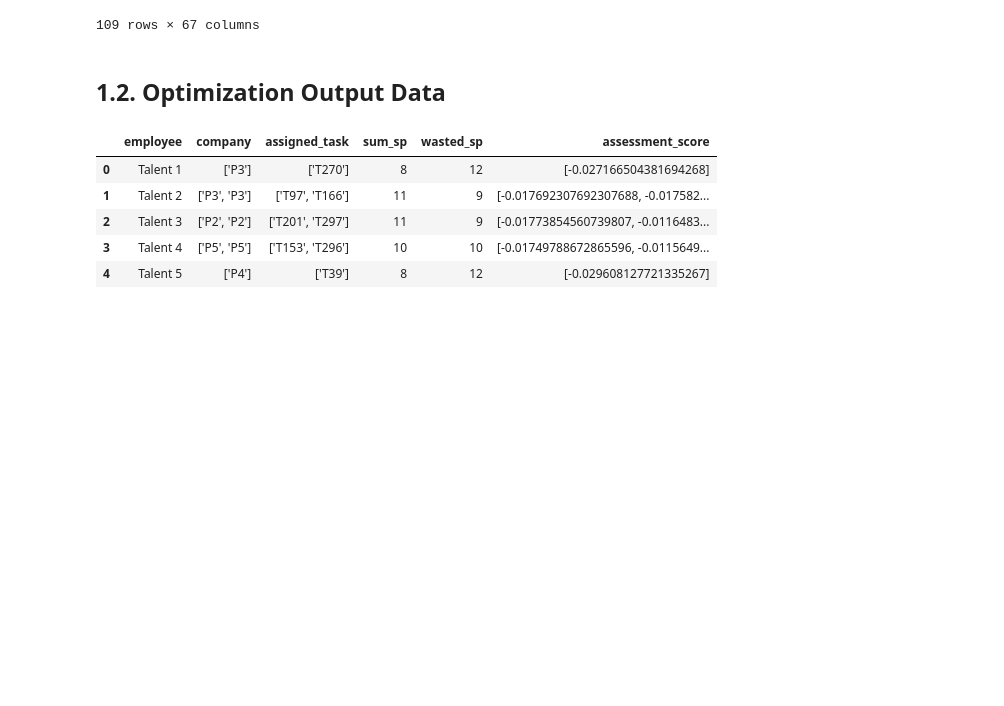
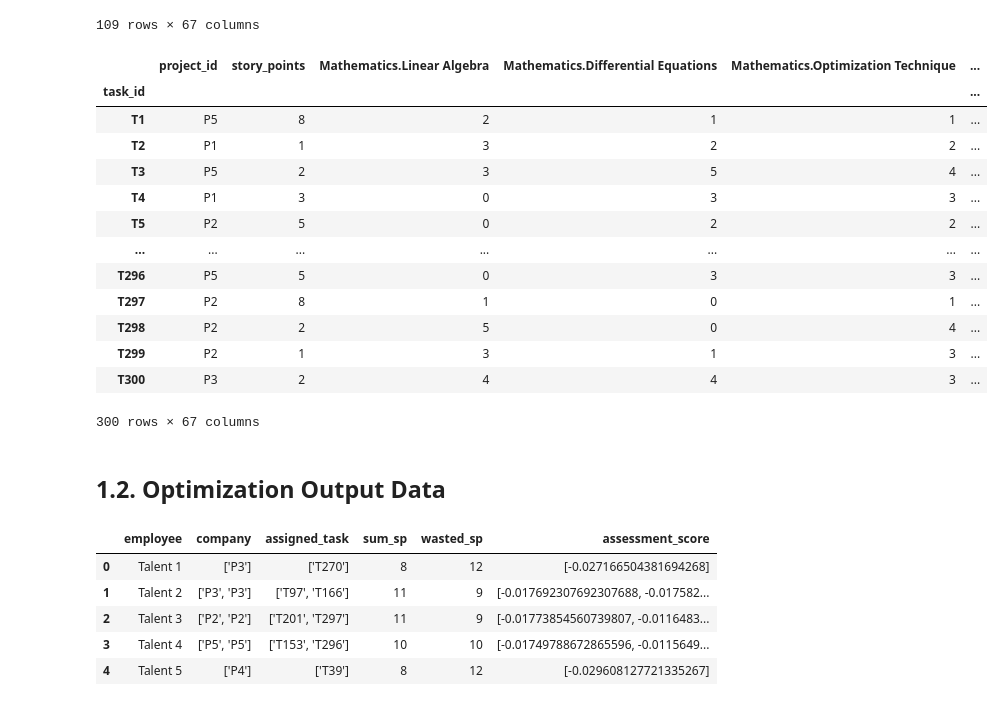
Before and after one commit to TK-Bunga-Matahari/shinchan, a Jupyter notebook: project1_task-management/solution/competency_assesment/manpower_planning.ipynb, the cells around one changed output. Saved outputs shown, nothing was run; the diff lists cells and outputs as text; code cells hidden in the pictures; blank space fills up the shorter version.

```diff
--- a/project1_task-management/solution/competency_assesment/manpower_planning.ipynb
+++ b/project1_task-management/solution/competency_assesment/manpower_planning.ipynb
@@ -72,6 +73,28 @@ employee_skills_df
 | 108 | Talent 110 | Data Scientist | 3 | 3 | 3 | ... |
 | 109 | Talent 112 | Data Analyst | 2 | 2 | 2 | ... |
 109 rows × 67 columns
+# %%
+# Read task data
+task_skills_df = pd.read_csv(new_task_path, index_col='task_id')
+
+tasks = task_skills_df.index.tolist()
+
+task_skills_df
+# %% [output]
+|  | project_id | story_points | Mathematics.Linear Algebra | Mathematics.Differential Equations | Mathematics.Optimization Technique | ... |
+| task_id |  |  |  |  |  | ... |
+| T1 | P5 | 8 | 2 | 1 | 1 | ... |
+| T2 | P1 | 1 | 3 | 2 | 2 | ... |
+| T3 | P5 | 2 | 3 | 5 | 4 | ... |
+| T4 | P1 | 3 | 0 | 3 | 3 | ... |
+| T5 | P2 | 5 | 0 | 2 | 2 | ... |
+| ... | ... | ... | ... | ... | ... | ... |
+| T296 | P5 | 5 | 0 | 3 | 3 | ... |
+| T297 | P2 | 8 | 1 | 0 | 1 | ... |
+| T298 | P2 | 2 | 5 | 0 | 4 | ... |
+| T299 | P2 | 1 | 3 | 1 | 3 | ... |
+| T300 | P3 | 2 | 4 | 4 | 3 | ... |
+300 rows × 67 columns
 # %% [markdown]
 ## 1.2. Optimization Output Data
 # %%
```
Also changed, not shown: parts of 10 cells of this notebook, 2 other files.
